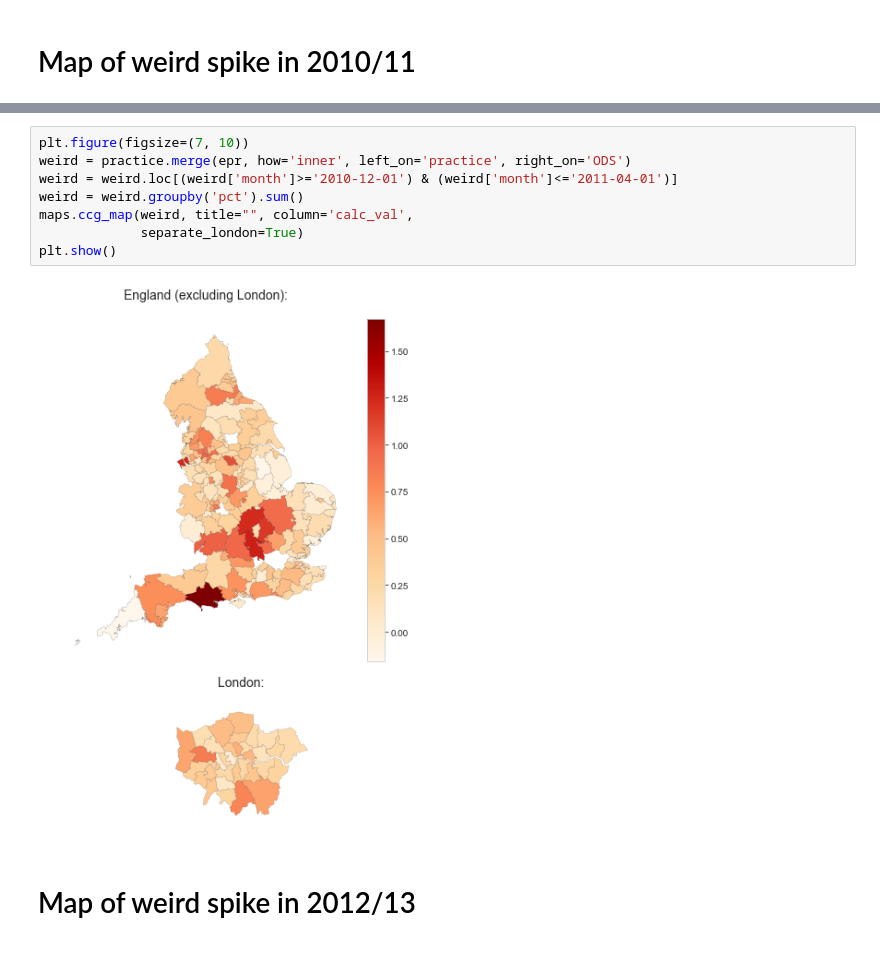
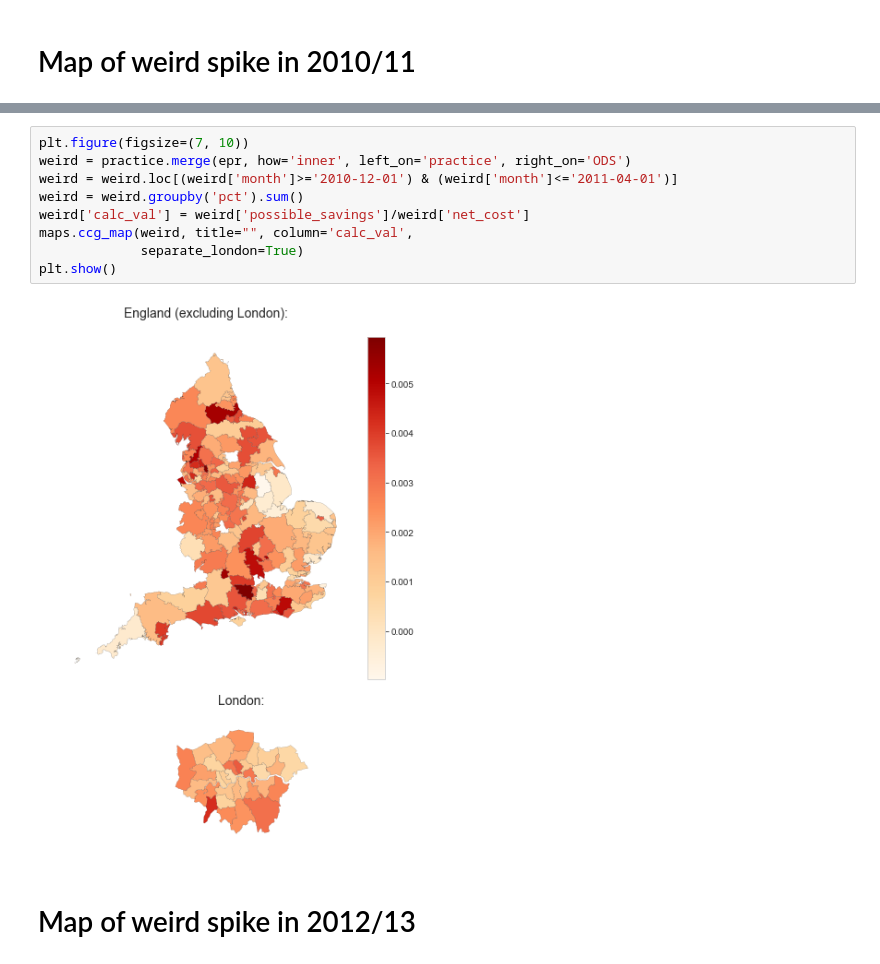
Before and after one commit to ebmdatalab/ghost_branded_generics_paper, a Jupyter notebook: Ghost Branded Generics.ipynb, the cells around one changed output, grey strips where cells are left out. Cells and saved outputs as stored; diff of their text form.

```diff
--- a/Ghost Branded Generics.ipynb
+++ b/Ghost Branded Generics.ipynb
@@ -197,13 +216,14 @@ measure.plot()
 # %%
 plt.figure(figsize=(7, 10))
 weird = practice.merge(epr, how='inner', left_on='practice', right_on='ODS')
 weird = weird.loc[(weird['month']>='2010-12-01') & (weird['month']<='2011-04-01')]
 weird = weird.groupby('pct').sum()
+weird['calc_val'] = weird['possible_savings']/weird['net_cost']
 maps.ccg_map(weird, title="", column='calc_val',
              separate_london=True)
 plt.show()
 # %% [output]
-[figure, old version]
+[figure, new version]
 # %% [markdown]
 # Map of weird spike in 2012/13
 # %%
```
Also changed, not shown: parts of 8 cells of this notebook.
